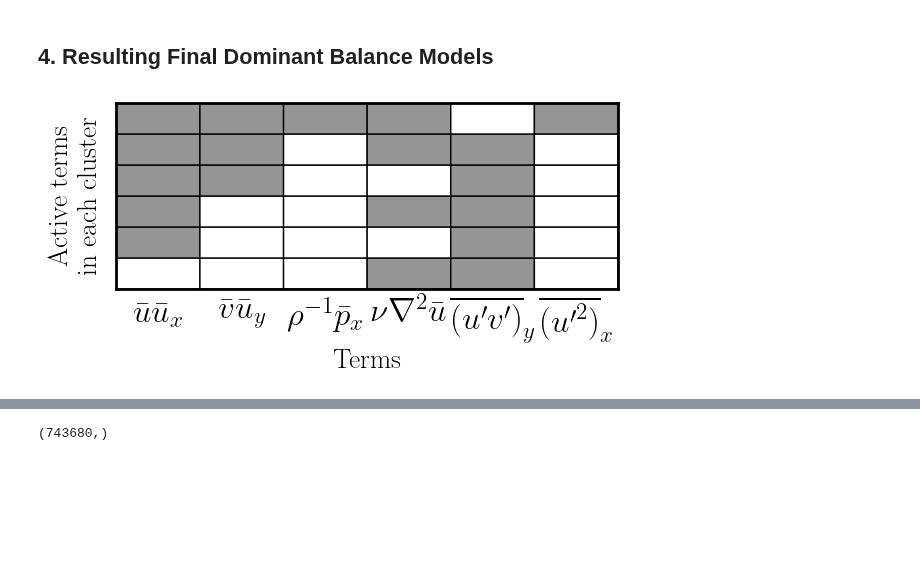
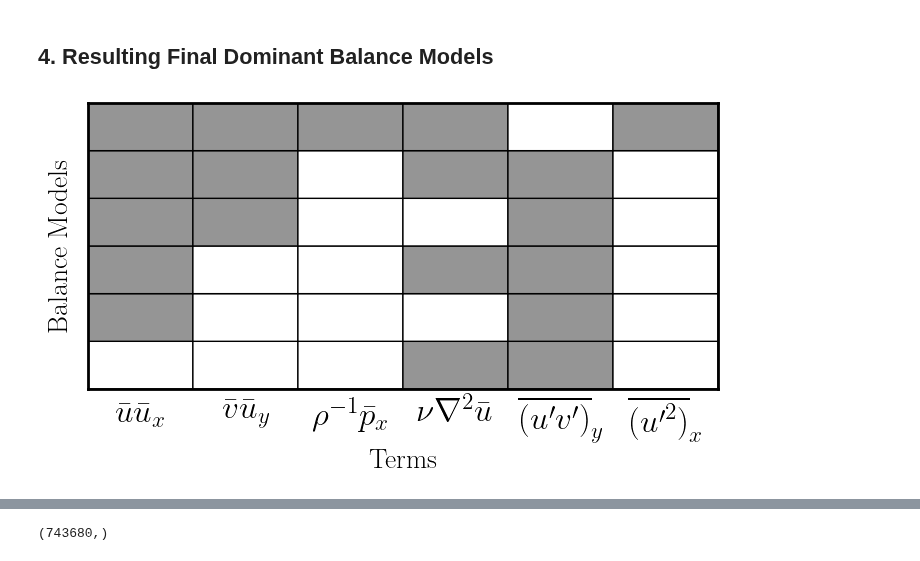
Before and after one commit to tbreitburd/Learning-Dominant-Physical-Processes-using-Unsupervised-Learning-Techniques-, a Jupyter notebook: Notebooks/Boundary_Layer.ipynb, the cells around one changed output, grey strips where cells are left out. Saved outputs shown, nothing was run; the diff lists cells and outputs as text; code cells hidden in the pictures; blank space fills up the shorter version.

```diff
--- a/Notebooks/Boundary_Layer.ipynb
+++ b/Notebooks/Boundary_Layer.ipynb
@@ -382,32 +407,34 @@ if method == "original":
 
 else:
     # Convert the spca_model array to a dataframe
     spca_temp = pd.DataFrame(spca_model.copy())
 
     # Group the balance models by the values of all columns
     grouped_models = spca_temp.groupby(np.arange(nfeatures).tolist())
     grouped_models = grouped_models.groups.items()
 
     # Combine balance models that have identical active terms
     # For each balance model, the spca models that have the same active terms
     # are given the same index
     balance_models = pd.DataFrame(np.zeros((len(grouped_models), nfeatures)))
     model_idx = np.zeros(len(spca_model), dtype=int)
     for i, model in enumerate(grouped_models):
         idx = model[1].to_list()
         model_idx[idx] = i
         balance_models.loc[i] = spca_temp.loc[idx[0]].to_numpy()
 
     # Assign new cluster indices
     balance_idx = np.array([model_idx[i] for i in cluster_idx])
     balancemap = np.reshape(balance_idx, [ny, nx], order="F")
 
     # Convert the balance models to a numpy array
     balance_models = balance_models.drop_duplicates(keep="first")
     balance_models = balance_models.to_numpy()
     nmodels = balance_models.shape[0]
 
     # Plot a grid of the active terms
-    pf.plot_active_terms(balance_models, labels)
+    pf.plot_balance_models(
+        balance_models, labels, False, "BL/custom_GMM_final_active_terms.png"
+    )
 # %% [output]
-[figure, old version]
+[figure, new version]
```
Also changed, not shown: parts of 17 cells of this notebook.
